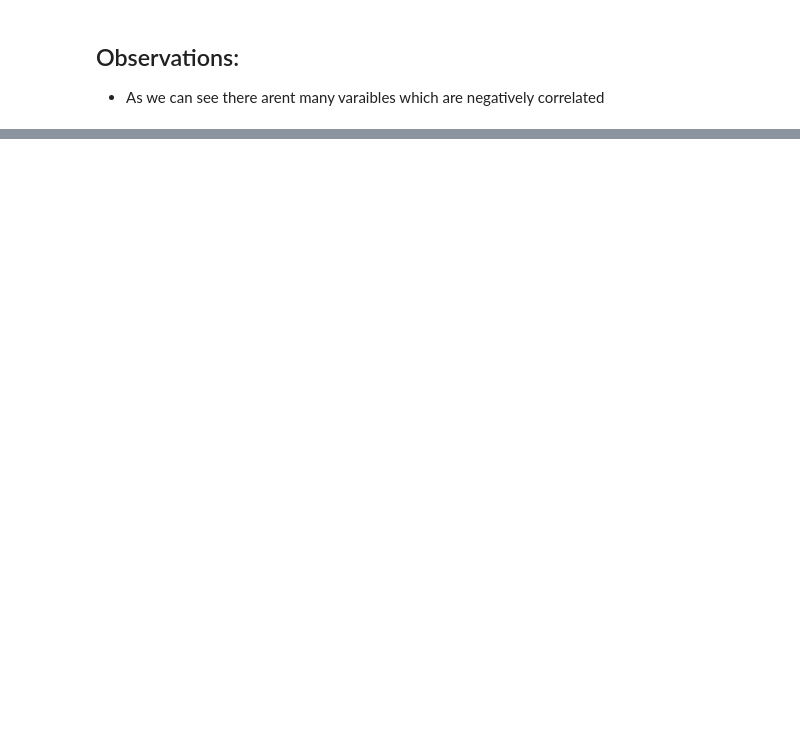
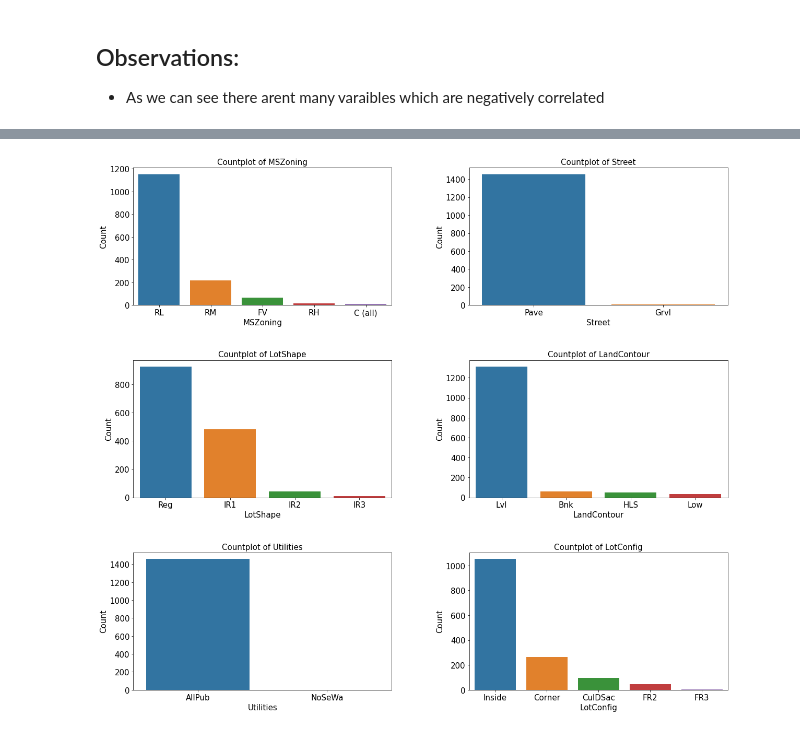
Before and after one commit to basil-16/SurpriseHousing, a Jupyter notebook: AdvancedRegressionAssignment.ipynb, the cells around one changed output, grey strips where cells are left out. Cells and saved outputs as stored; diff of their text form; code cells hidden in the pictures; blank space fills up the shorter version.

Commit message:
Completed Uni and Bivariate analysis

```diff
--- a/AdvancedRegressionAssignment.ipynb
+++ b/AdvancedRegressionAssignment.ipynb
@@ -311,19 +348,21 @@ Index(['MSSubClass', 'MSZoning', 'Street', 'LotShape', 'LandContour',
 # %%
 # We will define a function to help us with univariate and bivariate analysis
 
-def univariate_bivariate(x = None, y = None, boxplot = False, barplot = False,
+def univariate_bivariate(x = None, y = None, boxplot = False, barplot = False, hues = None,
                          countplot = False, histogram = False, estimator = np.mean,
                         rotation = 0, order = None, fontsize = 10, figsize = (10,8), dataframe = data):
     if boxplot:
-        sns.boxplot(data = dataframe, x = x, y = y, order = order)
+        sns.boxplot(data = dataframe, x = x, hue = hues, y = y, order = order)
+        plt.title(f"Boxplot between {x} and {y}", fontdict = {"fontsize" : fontsize})
         plt.xticks(fontsize = fontsize, rotation = rotation)
         plt.yticks(fontsize = fontsize)
-        plt.xlabel(xlabel = x, fontdict = {"fontsize" : fontsize})
+        plt.xlabel(xlabel = str(x), fontdict = {"fontsize" : fontsize})
         plt.ylabel(ylabel = y, fontdict = {"fontsize" : fontsize})
         plt.gcf().set_size_inches(figsize)
 
     elif countplot:
         sns.countplot(data = dataframe, x = x, order = dataframe[x].value_counts().index)
+        plt.title(f"Countplot of {x}", fontdict = {"fontsize" : fontsize})
         plt.xticks(fontsize = fontsize, rotation = rotation)
         plt.yticks(fontsize = fontsize)
         plt.xlabel(xlabel = x, fontdict = {"fontsize" : fontsize})
@@ -334,12 +373,13 @@ def univariate_bivariate(x = None, y = None, boxplot = False, barplot = False,
         sns.histplot(data = dataframe, x = x, kde = True)
         plt.xticks(fontsize = fontsize, rotation = rotation)
         plt.yticks(fontsize = fontsize)
-        plt.xlabel(xlabel = x, fontdict = {"fontsize" : fontsize})
+        plt.xlabel(xlabel = str(x), fontdict = {"fontsize" : fontsize})
         plt.ylabel(ylabel = "", fontdict = {"fontsize" : fontsize})
         plt.gcf().set_size_inches(figsize)
 
     elif barplot:
-        sns.barplot(data = dataframe, x = x, y = y, order = order, estimator = estimator)
+        sns.barplot(data = dataframe, x = x, y = y, hue = hues, order = order, estimator = estimator)
+        plt.title(f"Barplot between {x} and {y}", fontdict = {"fontsize" : fontsize})
         plt.xticks(fontsize = fontsize, rotation = rotation)
         plt.yticks(fontsize = fontsize)
         plt.xlabel(xlabel = x, fontdict = {"fontsize" : fontsize})
@@ -420,3 +535,15 @@ categorical_cols = data.select_dtypes("object").columns
+# %%
+# The Max values of all the columns related to year is 2010
+# So what we can do is convert all of these values of years into Age but subtracting the max value from the
+#rest of the values
+
+data["YearBuilt_Age"] = 2010 - data["YearBuilt"]
+data["YearRemodAdd_Age"] = 2010 - data["YearRemodAdd"]
+data["YrSold_Age"] = 2010 - data["YrSold"]
+# %%
+# Let's drop YearBuilt, YearRemodAdd and YrSold
+
+data.drop(["YearBuilt", "YearRemodAdd", "YrSold"], axis = 1, inplace = True)
 # %% [markdown]
 ## Observations:
 - As we can see there arent many varaibles which are negatively correlated
@@ -476,0 +552,7 @@ Length: 1437, dtype: int64
+# %%
+def plot_subplot_Count(columns_x, plot_indexes, figsize = (17, 15), rotation = 0, dataframe = data):
+    for i,j in zip(columns_x, range(1, len(columns_x)+1)):
+        plt.subplot(plot_indexes[0], plot_indexes[1], j)
+        univariate_bivariate(x = i, countplot = True, figsize = figsize, rotation = rotation,
+                            fontsize = 15)
+        plt.tight_layout()
@@ -476,0 +575,7 @@ Length: 1437, dtype: int64
+# %%
+columns_x = ['MSZoning', 'Street', 'LotShape', 'LandContour',
+       'Utilities', 'LotConfig']
+plot_subplot_Count(columns_x = columns_x, plot_indexes = [3,2], figsize = (17, 15))
+plt.subplots_adjust(hspace = 0.4, wspace = 0.3)
+# %% [output]
+[figure, added]
```
Also changed, not shown: parts of 78 cells of this notebook.
